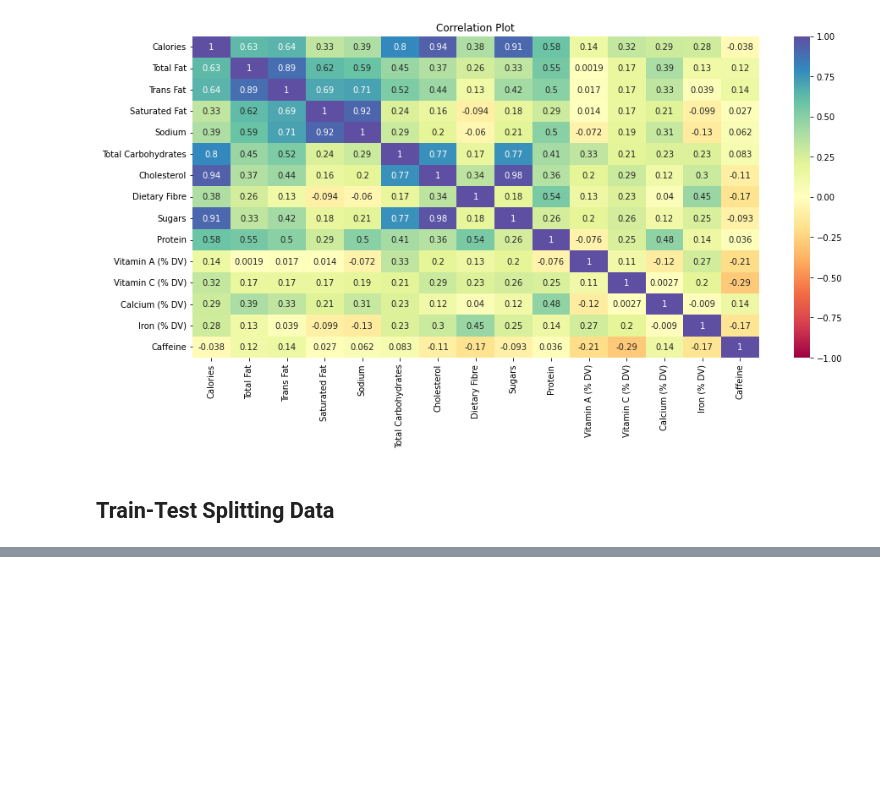
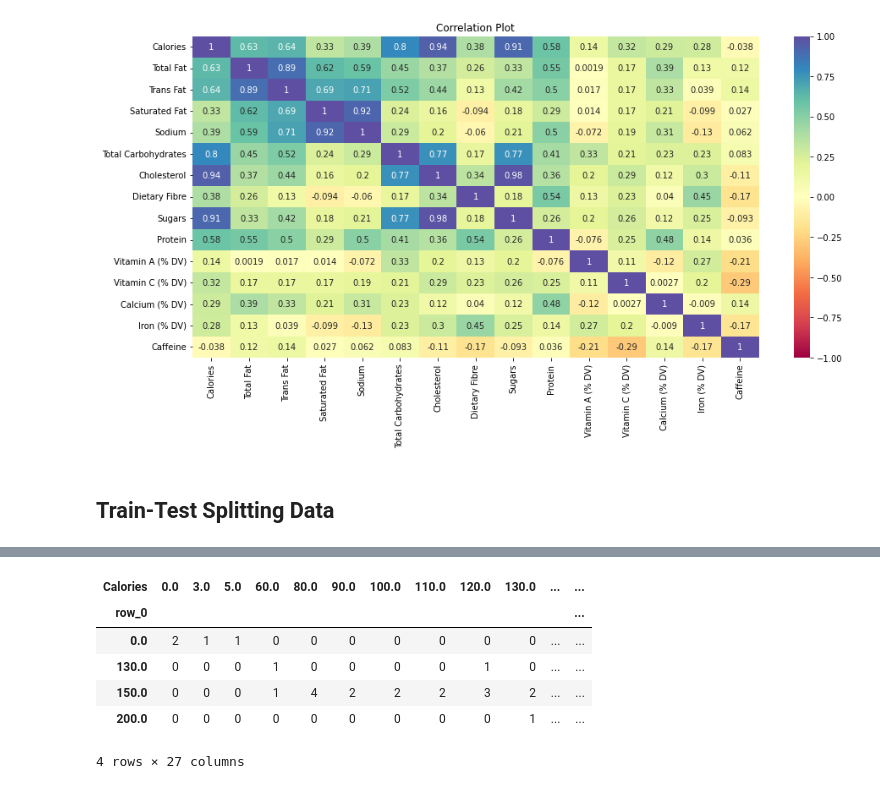
Before and after one commit to visitishan/Starbucks_Drink_Menu_analysis, a Jupyter notebook: Analysis.ipynb, the cells around one changed output, grey strips where cells are left out. Saved outputs shown, nothing was run; the diff lists cells and outputs as text; code cells hidden in the pictures; blank space fills up the shorter version.

```diff
--- a/Analysis.ipynb
+++ b/Analysis.ipynb
@@ -353,0 +576,29 @@ X_train, X_test, y_train, y_test = train_test_split(X, y, test_size=0.25, random
+# %%
+from sklearn.model_selection import cross_val_score
+from sklearn.linear_model import Ridge
+from sklearn.linear_model import Lasso
+from sklearn.neighbors import KNeighborsRegressor
+from sklearn.svm import SVR
+from sklearn.tree import DecisionTreeRegressor
+
+# Regressor Models that we will evaluate
+models = {
+    'Linear Regression': LinearRegression(),
+    'Ridge Regression': Ridge(),
+    'Lasso Regression': Lasso(),
+    'KNN Regression': KNeighborsRegressor(),
+    'Decision Tree Regression': DecisionTreeRegressor(),
+    'Support Vector Regression': SVR()
+}
+
+# Loop through each regressor, fit and predict
+for name, model in models.items():
+    print(f"\n{name}:\n")
+    model.fit(X_train_pro, y_train)
+    y_pred = model.predict(X_test_pro)
+    print("Mean absolute error:", mean_absolute_error(y_test, y_pred))
+    print("Mean squared error:", mean_squared_error(y_test, y_pred))
+    print("Root mean squared error:", np.sqrt(mean_squared_error(y_test, y_pred)))
+    r2_score = model.score(X_test_pro, y_test)
+    print("Coefficient of determination (R2 score):", r2_score)
+    print('_'*70)
@@ -353,0 +615,11 @@ X_train, X_test, y_train, y_test = train_test_split(X, y, test_size=0.25, random
+# %%
+# ADABoost
+adaboost = AdaBoostClassifier()
+
+# Train Adaboost Classifer
+model = adaboost.fit(X_train_pro, y_train)
+
+#Predict the response for test dataset
+pred = model.predict(X_test_pro)
+
+print(classification_report(pred, y_test))
@@ -353,0 +644,11 @@ X_train, X_test, y_train, y_test = train_test_split(X, y, test_size=0.25, random
+# %%
+#printing crosstab
+pd.crosstab(pred, y_test)
+# %% [output]
+| Calories | 0.0 | 3.0 | 5.0 | 60.0 | 80.0 | 90.0 | 100.0 | 110.0 | 120.0 | 130.0 | ... | ... |
+| row_0 |  |  |  |  |  |  |  |  |  |  |  | ... |
+| 0.0 | 2 | 1 | 1 | 0 | 0 | 0 | 0 | 0 | 0 | 0 | ... | ... |
+| 130.0 | 0 | 0 | 0 | 1 | 0 | 0 | 0 | 0 | 1 | 0 | ... | ... |
+| 150.0 | 0 | 0 | 0 | 1 | 4 | 2 | 2 | 2 | 3 | 2 | ... | ... |
+| 200.0 | 0 | 0 | 0 | 0 | 0 | 0 | 0 | 0 | 0 | 1 | ... | ... |
+4 rows × 27 columns
```
Also changed, not shown: parts of 51 cells of this notebook, 3 other files.
